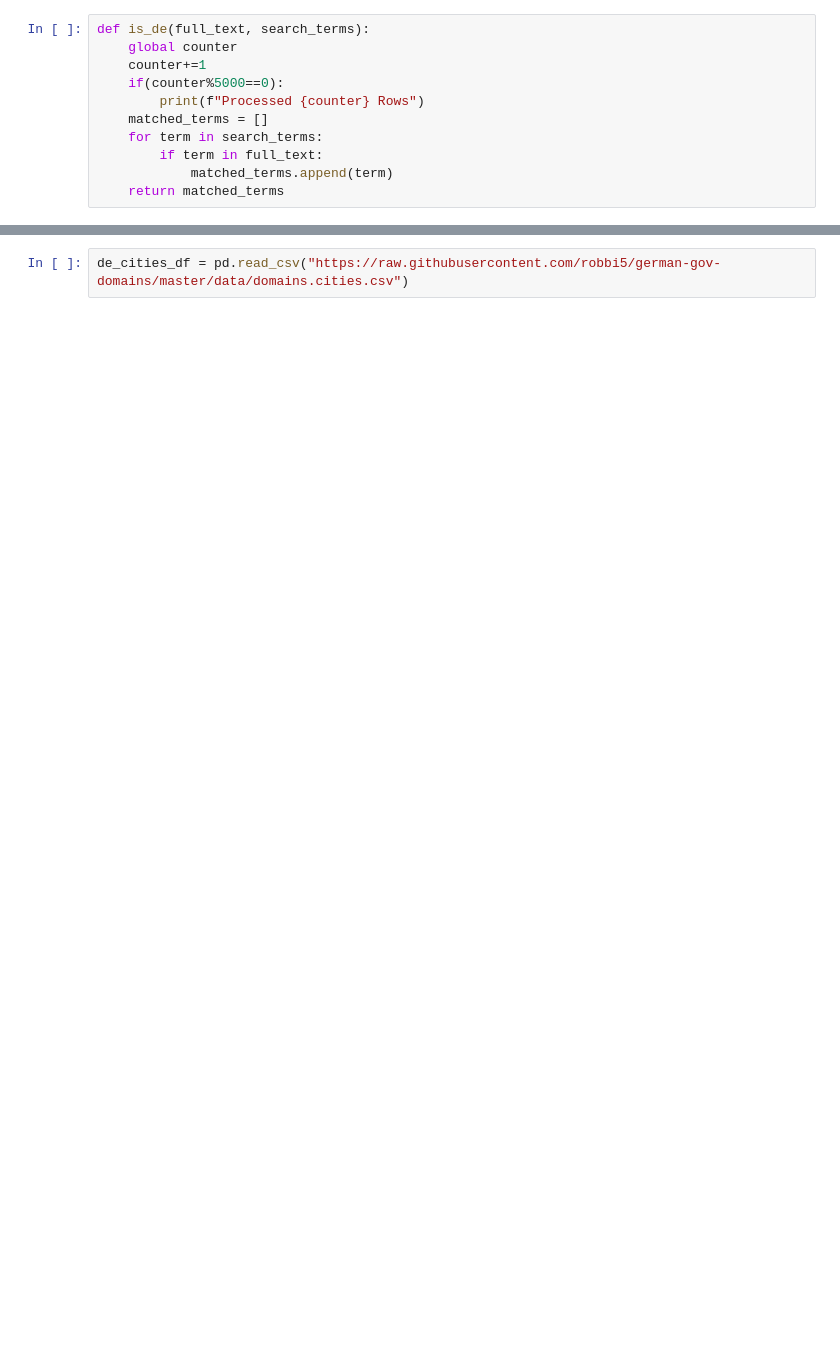
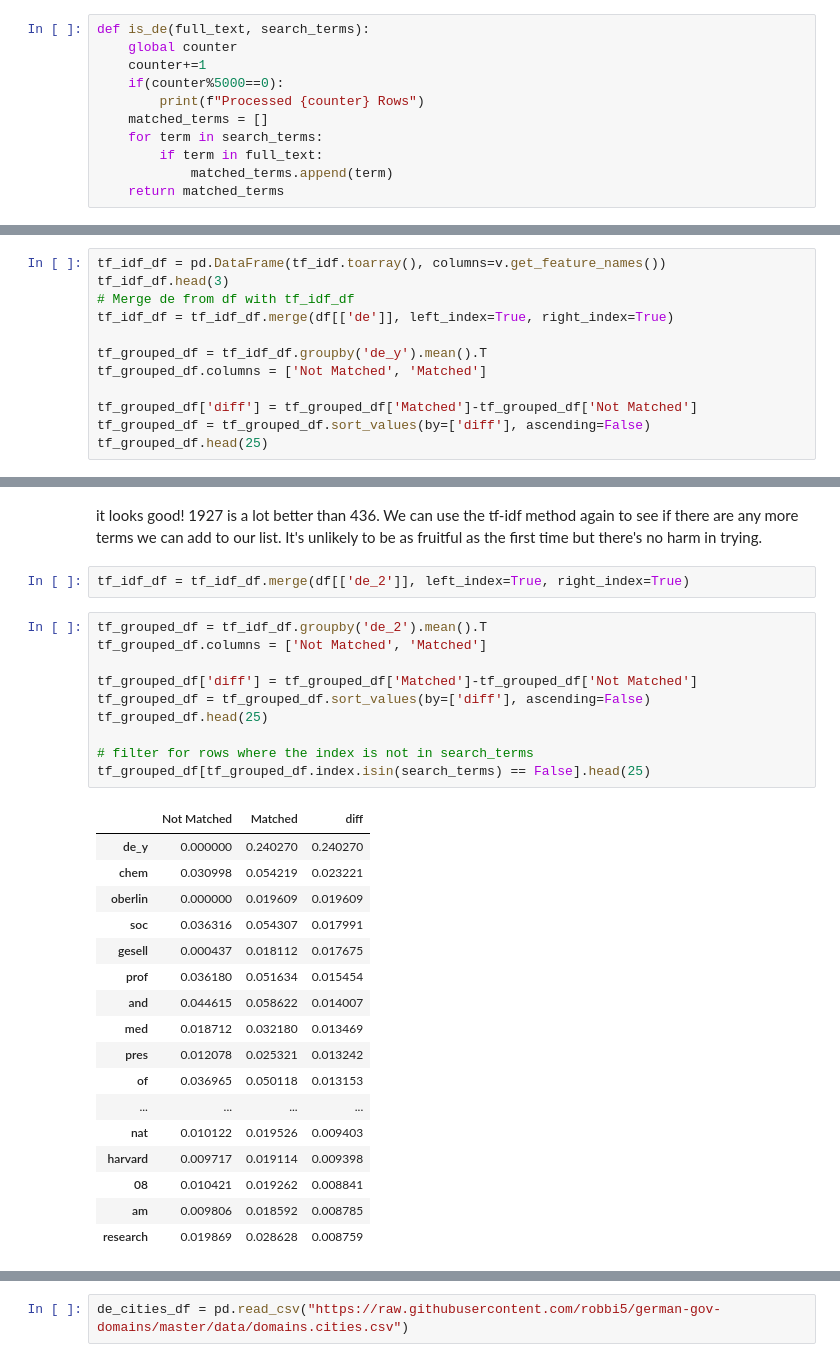
Before and after one commit to FM-ds/FM-ds.github.io, a Jupyter notebook: Gaule_work/Germans/germans.ipynb, the cells around one changed output, grey strips where cells are left out. Saved outputs shown, nothing was run; the diff lists cells and outputs as text; blank space fills up the shorter version.

```diff
--- a/Gaule_work/Germans/germans.ipynb
+++ b/Gaule_work/Germans/germans.ipynb
@@ -92,0 +98,12 @@ x = v.fit_transform(df['full_text'])
+# %%
+tf_idf_df = pd.DataFrame(tf_idf.toarray(), columns=v.get_feature_names())
+tf_idf_df.head(3)
+# Merge de from df with tf_idf_df
+tf_idf_df = tf_idf_df.merge(df[['de']], left_index=True, right_index=True)
+
+tf_grouped_df = tf_idf_df.groupby('de_y').mean().T
+tf_grouped_df.columns = ['Not Matched', 'Matched']
+
+tf_grouped_df['diff'] = tf_grouped_df['Matched']-tf_grouped_df['Not Matched']
+tf_grouped_df = tf_grouped_df.sort_values(by=['diff'], ascending=False)
+tf_grouped_df.head(25)
@@ -92,0 +181,32 @@ x = v.fit_transform(df['full_text'])
+# %% [markdown]
+it looks good! 1927 is a lot better than 436.  We can use the tf-idf method again to see if there are any more terms we can add to our list. It's unlikely to be as fruitful as the first time but there's no harm in trying.
+# %%
+tf_idf_df = tf_idf_df.merge(df[['de_2']], left_index=True, right_index=True)
+# %%
+tf_grouped_df = tf_idf_df.groupby('de_2').mean().T
+tf_grouped_df.columns = ['Not Matched', 'Matched']
+
+tf_grouped_df['diff'] = tf_grouped_df['Matched']-tf_grouped_df['Not Matched']
+tf_grouped_df = tf_grouped_df.sort_values(by=['diff'], ascending=False)
+tf_grouped_df.head(25)
+
+# filter for rows where the index is not in search_terms
+tf_grouped_df[tf_grouped_df.index.isin(search_terms) == False].head(25)
+# %% [output]
+|  | Not Matched | Matched | diff |
+| de_y | 0.000000 | 0.240270 | 0.240270 |
+| chem | 0.030998 | 0.054219 | 0.023221 |
+| oberlin | 0.000000 | 0.019609 | 0.019609 |
+| soc | 0.036316 | 0.054307 | 0.017991 |
+| gesell | 0.000437 | 0.018112 | 0.017675 |
+| prof | 0.036180 | 0.051634 | 0.015454 |
+| and | 0.044615 | 0.058622 | 0.014007 |
+| med | 0.018712 | 0.032180 | 0.013469 |
+| pres | 0.012078 | 0.025321 | 0.013242 |
+| of | 0.036965 | 0.050118 | 0.013153 |
+| ... | ... | ... | ... |
+| nat | 0.010122 | 0.019526 | 0.009403 |
+| harvard | 0.009717 | 0.019114 | 0.009398 |
+| 08 | 0.010421 | 0.019262 | 0.008841 |
+| am | 0.009806 | 0.018592 | 0.008785 |
+| research | 0.019869 | 0.028628 | 0.008759 |
```
Also changed, not shown: parts of 35 cells of this notebook, 53 other files.
